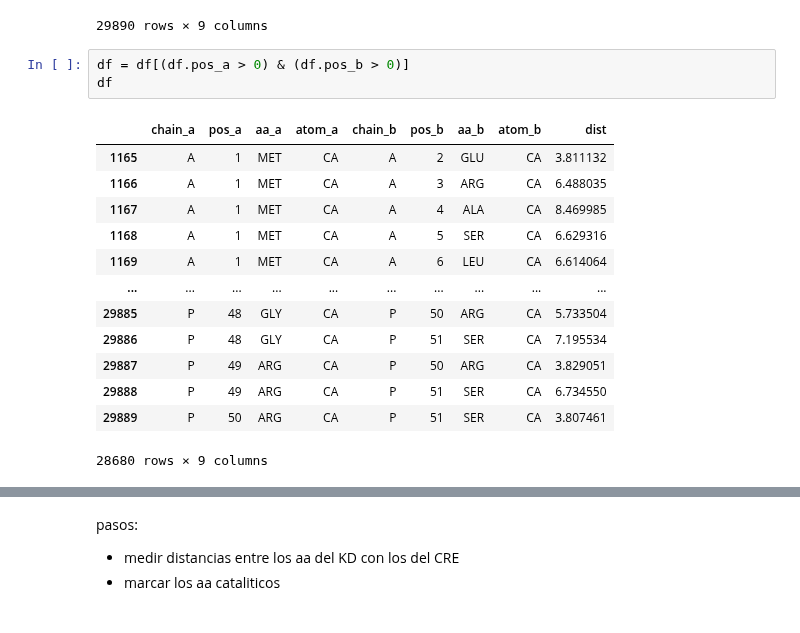
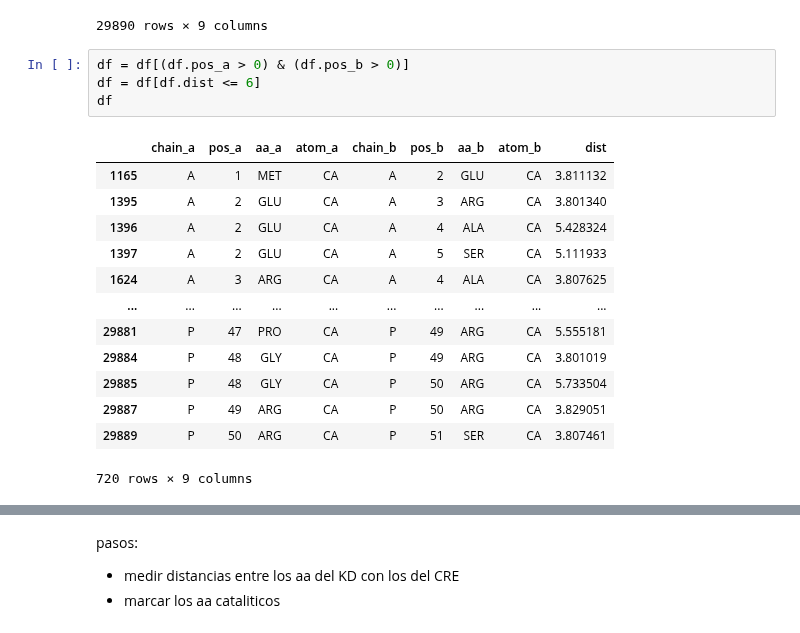
Before and after one commit to alvaro-2/cis-reg, a Jupyter notebook: scripts/interatomic_distances.ipynb, the cells around one changed output, grey strips where cells are left out. Drawn from its saved outputs; the diff is of its cells as text.

```diff
--- a/scripts/interatomic_distances.ipynb
+++ b/scripts/interatomic_distances.ipynb
@@ -119,19 +256,20 @@ df
 29890 rows × 9 columns
 # %%
 df = df[(df.pos_a > 0) & (df.pos_b > 0)]
+df = df[df.dist <= 6]
 df
 # %% [output]
 |  | chain_a | pos_a | aa_a | atom_a | chain_b | pos_b | aa_b | atom_b | dist |
 | 1165 | A | 1 | MET | CA | A | 2 | GLU | CA | 3.811132 |
-| 1166 | A | 1 | MET | CA | A | 3 | ARG | CA | 6.488035 |
-| 1167 | A | 1 | MET | CA | A | 4 | ALA | CA | 8.469985 |
-| 1168 | A | 1 | MET | CA | A | 5 | SER | CA | 6.629316 |
-| 1169 | A | 1 | MET | CA | A | 6 | LEU | CA | 6.614064 |
+| 1395 | A | 2 | GLU | CA | A | 3 | ARG | CA | 3.801340 |
+| 1396 | A | 2 | GLU | CA | A | 4 | ALA | CA | 5.428324 |
+| 1397 | A | 2 | GLU | CA | A | 5 | SER | CA | 5.111933 |
+| 1624 | A | 3 | ARG | CA | A | 4 | ALA | CA | 3.807625 |
 | ... | ... | ... | ... | ... | ... | ... | ... | ... | ... |
+| 29881 | P | 47 | PRO | CA | P | 49 | ARG | CA | 5.555181 |
+| 29884 | P | 48 | GLY | CA | P | 49 | ARG | CA | 3.801019 |
 | 29885 | P | 48 | GLY | CA | P | 50 | ARG | CA | 5.733504 |
-| 29886 | P | 48 | GLY | CA | P | 51 | SER | CA | 7.195534 |
 | 29887 | P | 49 | ARG | CA | P | 50 | ARG | CA | 3.829051 |
-| 29888 | P | 49 | ARG | CA | P | 51 | SER | CA | 6.734550 |
 | 29889 | P | 50 | ARG | CA | P | 51 | SER | CA | 3.807461 |
-28680 rows × 9 columns
+720 rows × 9 columns
 # %%
```
Also changed, not shown: parts of 16 cells of this notebook.
